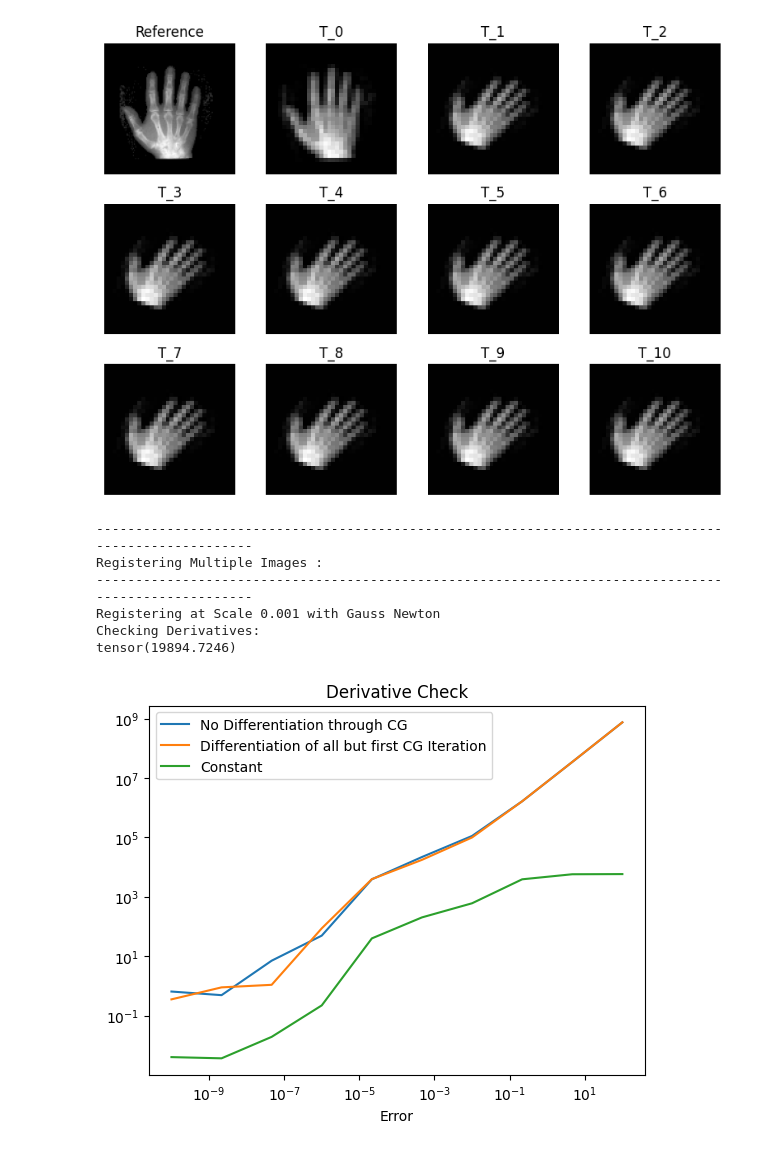
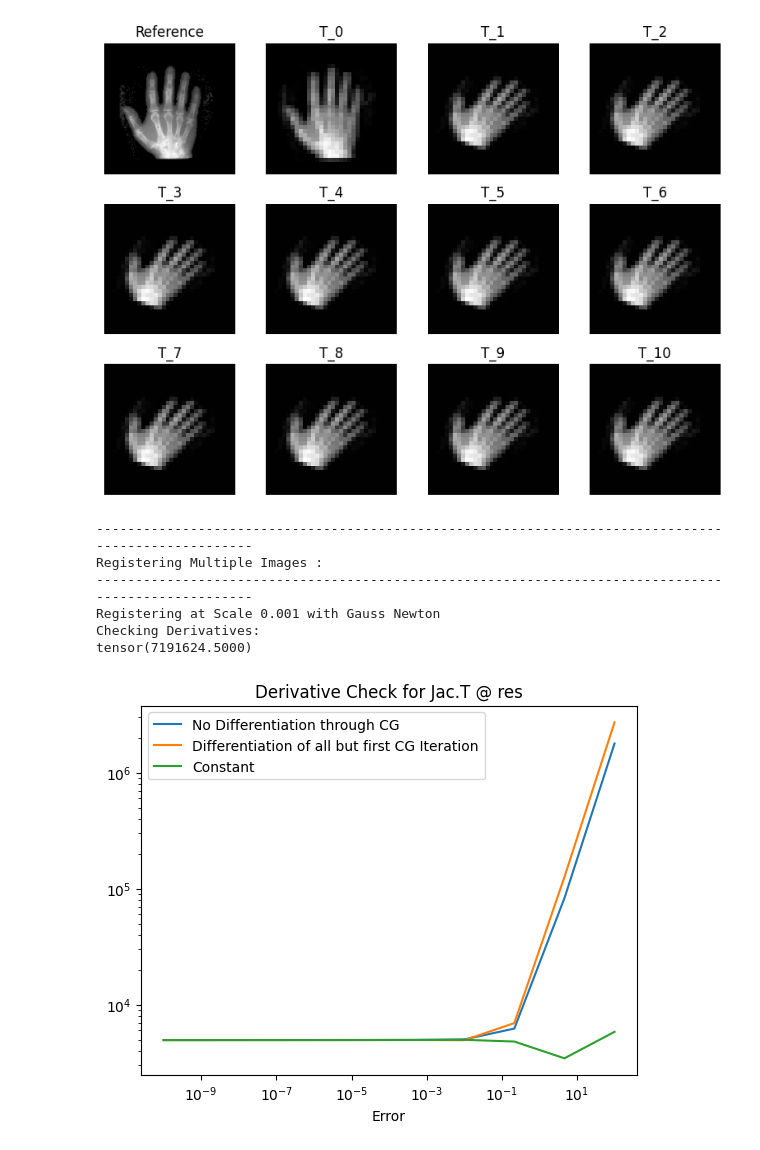
Before and after one commit to wdwatson2/ImgRegPytorchProject, a Jupyter notebook: scripts/solve_SuperResolution.ipynb, the cells around one changed output. Saved outputs shown, nothing was run; the diff lists cells and outputs as text; code cells hidden in the pictures.

```diff
--- a/scripts/solve_SuperResolution.ipynb
+++ b/scripts/solve_SuperResolution.ipynb
@@ -193,40 +193,41 @@ for lam in lambdas:
     diffs = []
     const = []
 
-    v = torch.randn_like(wp_vec)
+    v = Jac_fn(wp_vec).T @ res_fn(wp_vec)
+    v /= torch.norm(v)
 
     res = res_fn(wp_vec)
     res_nodiff = res_fn_nodiff(wp_vec)
     Jacv_nodiff = Jac_fn_nodiff(wp_vec) @ v
     Jacv = Jac_fn(wp_vec) @ v
 
     for h in H:
         no_diffs.append(torch.norm(res_fn_nodiff(wp_vec + h * v) - res_nodiff - h * Jacv_nodiff).detach())
         diffs.append(torch.norm(res_fn(wp_vec + h * v) - res - h * Jacv).detach())
         const.append(torch.norm(res_fn(wp_vec + h * v) - res).detach())
 
     plt.loglog(H, no_diffs, label = 'No Differentiation through CG')
     plt.loglog(H, diffs, label = 'Differentiation of all but first CG Iteration')
     plt.loglog(H, const, label = 'Constant')
 
     plt.legend()
 
     plt.xlabel("Perturbation Multiplier")
     plt.xlabel("Error")
 
-    plt.title("Derivative Check")
+    plt.title("Derivative Check for Jac.T @ res")
 
     print(torch.norm(Jac_fn(wp_vec) - Jac_fn_nodiff(wp_vec)))
 
 
 
     #wp_list, _  = lsq_lma(wp_vec.squeeze(), res_fn, Jac_fn, gtol=1e0, max_iter=10, verbose=True)
     #wp_vec = wp_list[-1]
 # %% [output]
 ----------------------------------------------------------------------------------------------------
 Registering Multiple Images :
 ----------------------------------------------------------------------------------------------------
 Registering at Scale 0.001 with Gauss Newton
 Checking Derivatives:
-tensor(19894.7246)
+tensor(7191624.5000)
-[figure, old version]
+[figure, new version]
```
